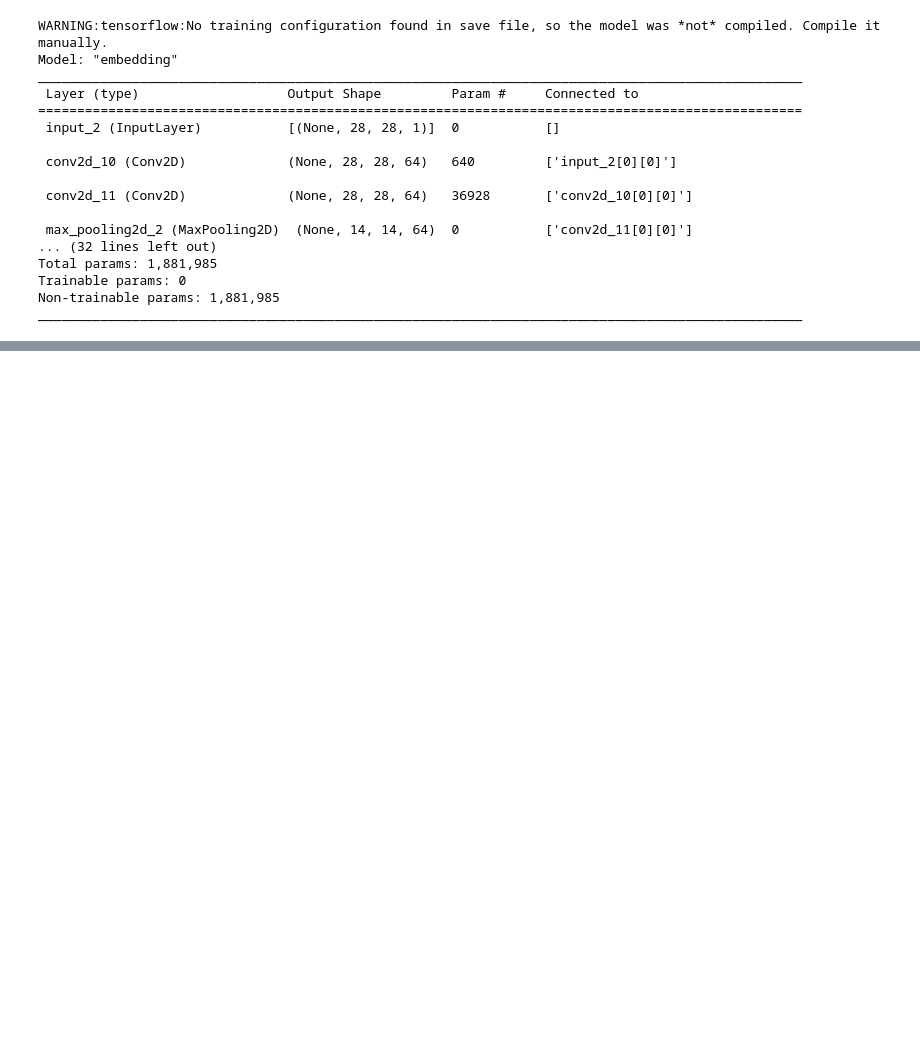
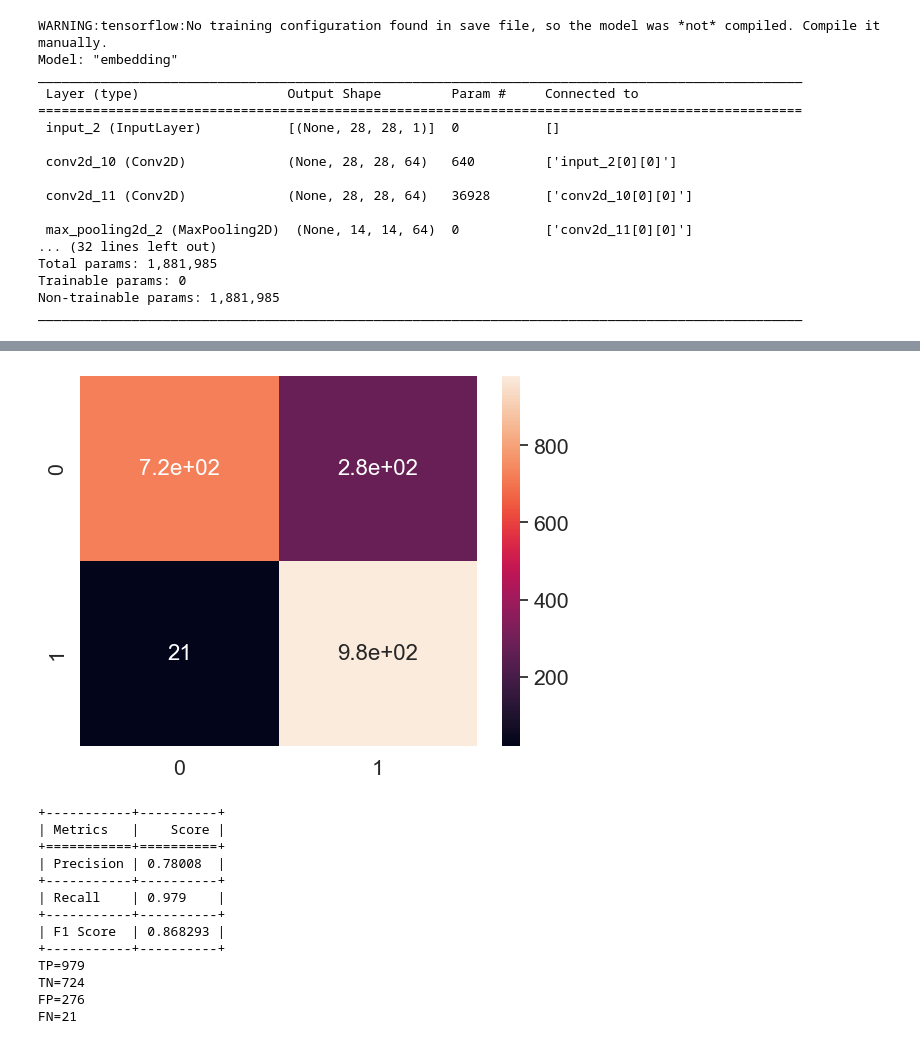
Before and after one commit to ZamDimon/distortion-generator, a Jupyter notebook: evaluation.ipynb, the cells around one changed output, grey strips where cells are left out. Cells and saved outputs as stored; diff of their text form; code cells hidden in the pictures; blank space fills up the shorter version.

```diff
--- a/evaluation.ipynb
+++ b/evaluation.ipynb
@@ -390,32 +570,10 @@ for threshold in np.linspace(0.0, 2.0, num=1000):
 # %%
-recognition_system_plain = DigitRecognitionSystem(generator_model, embedding_model, 0.25)
+# Registering a debug recognition system
+debug_recognition_system_generated = DebugDigitRecognitionSystem(generator_model, embedding_model, 0.25)
+debug_recognition_system_generated.register(X[0])
+debug_recognition_system_generated.register(X[1])
+debug_recognition_system_generated.register(X[2])
 
-recognition_system_plain.register(X[0])
-recognition_system_plain.register(X[1])
-recognition_system_plain.register(X[2])
-
-points_plain = []
-for threshold in np.linspace(0.0, 2.0, num=1000):
-    recognition_system_plain.set_threshold(threshold)
-
-    # true positive, true negative, false positive, false negative
-    tp = tn = fp = fn = 0
-
-    for _ in range(1000):
-        positive, negative = generator.pick()
-
-        positive_id = recognition_system_plain.login_via_embedding(positive)
-        if positive_id == DigitRecognitionSystem.LOGIN_FAILED:
-            fn += 1
-        else:
-            tp += 1
-
-        negative_id = recognition_system_plain.login_via_embedding(negative)
-        if negative_id == DigitRecognitionSystem.LOGIN_FAILED:
-            tn += 1
-        else:
-            fp += 1
-    tpr = tp / (tp + fn)
-    fpr = fp / (fp + tn)
-    points_plain.append((fpr, tpr))
+# Defining a statistics
+statistics_generated = get_statistics(debug_recognition_system_generated, pairs_generator, pairs_number=1000, threshold_split=1000, threshold_to=3.0)
 # %%
@@ -587,0 +624,23 @@ F1 = 0.8650580875781948
+# %%
+best_result_generated = statistics_generated.pick_best_f1()
+best_result_generated.draw_summary()
+
+logging.info(f'TP={best_result_generated._true_positive}')
+logging.info(f'TN={best_result_generated._true_negative}')
+logging.info(f'FP={best_result_generated._false_positive}')
+logging.info(f'FN={best_result_generated._false_negative}')
+# %% [output]
+[figure, added]
++-----------+----------+
+| Metrics   |    Score |
++===========+==========+
+| Precision | 0.78008  |
++-----------+----------+
+| Recall    | 0.979    |
++-----------+----------+
+| F1 Score  | 0.868293 |
++-----------+----------+
+TP=979
+TN=724
+FP=276
+FN=21
```
Also changed, not shown: parts of 36 cells of this notebook, 1 other file.
